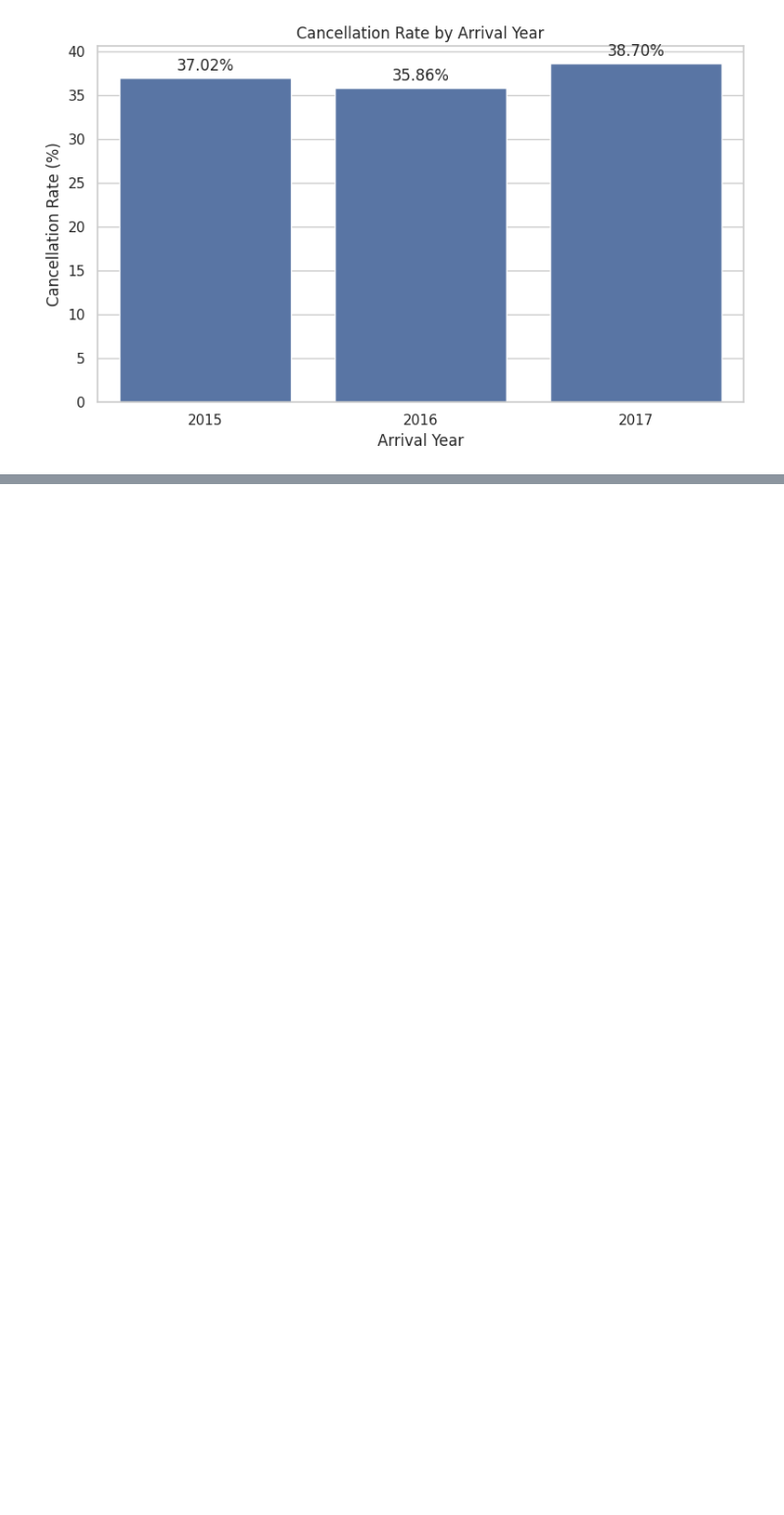
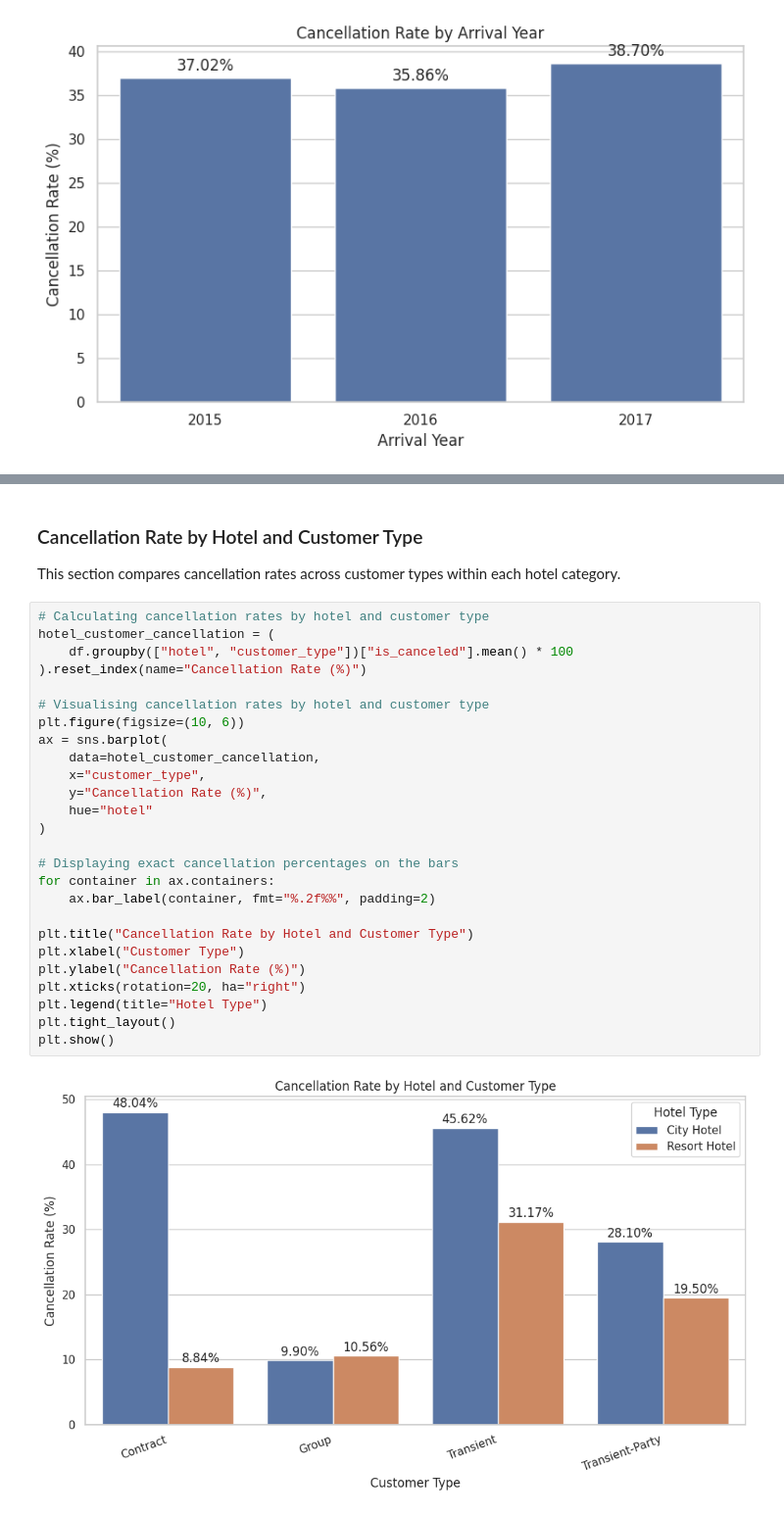
Before and after one commit to Battsengel2026124/ST_ML_C3_Hotel_Booking, a Jupyter notebook: Hotel_Booking_CA_3.ipynb, the cells around one changed output, grey strips where cells are left out. Shown at 98% size. Cells and saved outputs as stored; diff of their text form; blank space fills up the shorter version.

```diff
--- a/Hotel_Booking_CA_3.ipynb
+++ b/Hotel_Booking_CA_3.ipynb
@@ -531,0 +569,32 @@ plt.show()
+# %% [markdown]
+
+### Cancellation Rate by Hotel and Customer Type
+This section compares cancellation rates across customer types within each hotel category.
+# %%
+# Calculating cancellation rates by hotel and customer type
+hotel_customer_cancellation = (
+    df.groupby(["hotel", "customer_type"])["is_canceled"].mean() * 100
+).reset_index(name="Cancellation Rate (%)")
+
+# Visualising cancellation rates by hotel and customer type
+plt.figure(figsize=(10, 6))
+ax = sns.barplot(
+    data=hotel_customer_cancellation,
+    x="customer_type",
+    y="Cancellation Rate (%)",
+    hue="hotel"
+)
+
+# Displaying exact cancellation percentages on the bars
+for container in ax.containers:
+    ax.bar_label(container, fmt="%.2f%%", padding=2)
+
+plt.title("Cancellation Rate by Hotel and Customer Type")
+plt.xlabel("Customer Type")
+plt.ylabel("Cancellation Rate (%)")
+plt.xticks(rotation=20, ha="right")
+plt.legend(title="Hotel Type")
+plt.tight_layout()
+plt.show()
+# %% [output]
+[figure, added]
```
Also changed, not shown: parts of 2 cells of this notebook.
